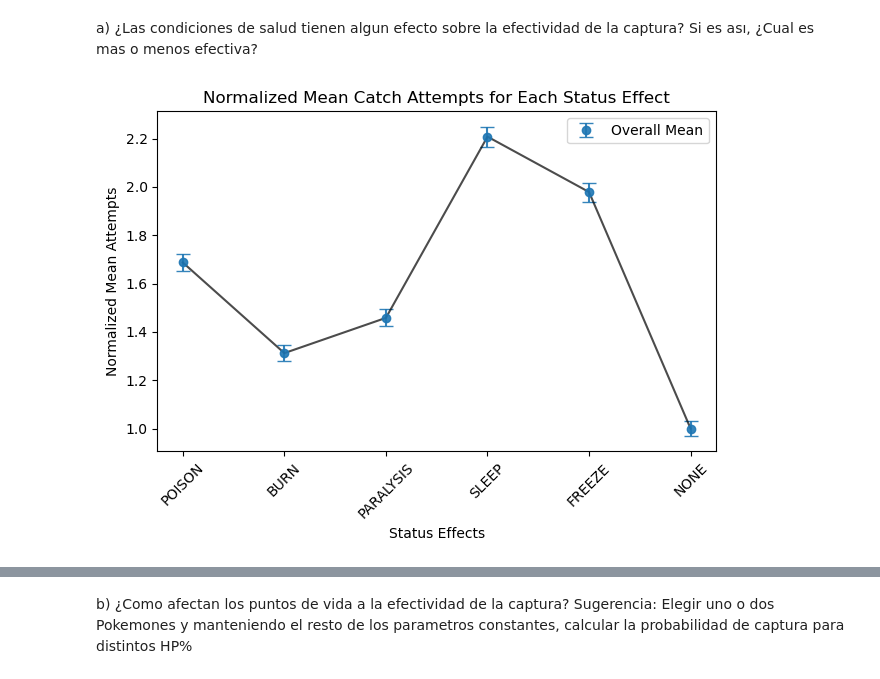
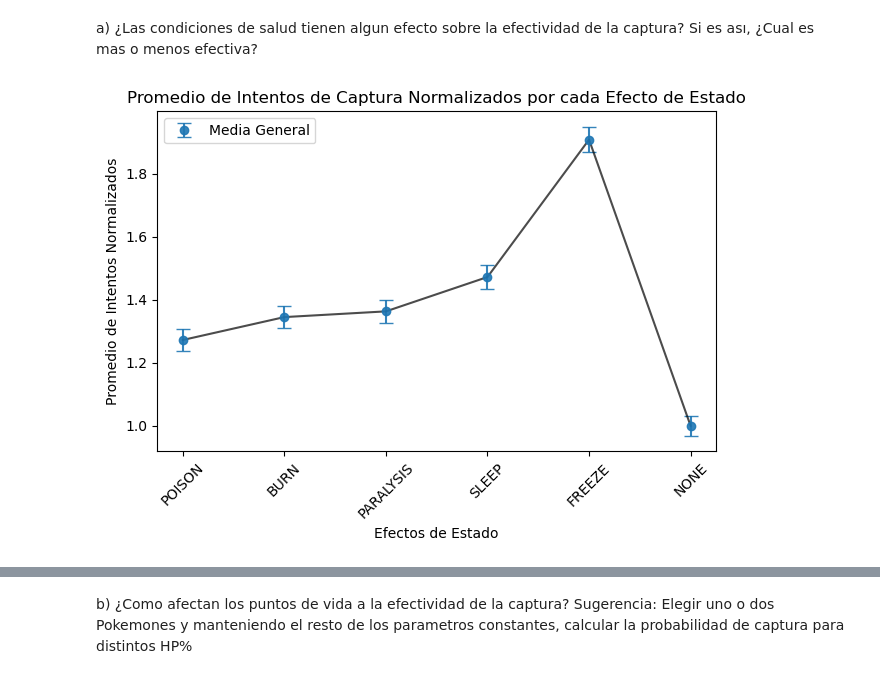
Before and after one commit to juanIgnacioMatilla/sia-tp0, a Jupyter notebook: questions/q2.ipynb, the cells around one changed output, grey strips where cells are left out. Cells and saved outputs as stored; diff of their text form; code cells hidden in the pictures.

```diff
--- a/questions/q2.ipynb
+++ b/questions/q2.ipynb
@@ -11,43 +11,43 @@ import numpy as np
 factory = PokemonFactory("../pokemon.json")
 pokemons = ["jolteon", "caterpie", "snorlax", "onix", "mewtwo"]
 pokeballs = ["pokeball"]
-n_attempts = 100000
+n_attempts = 100
 effects_data = {effect: [] for effect in StatusEffect}
 for pokemon_name in pokemons:
     lvl = 100
     hp = 1
     for ball in pokeballs:
         for effect in StatusEffect:
             pokeball_attempts = []
             pokemon = factory.create(pokemon_name, lvl, effect, hp)
             for _ in range(n_attempts):
                 attempt, rate = attempt_catch(pokemon, ball)
-                pokeball_attempts.append(1 if attempt else 0)
+                pokeball_attempts.append(attempt)
             effects_data[effect].extend(pokeball_attempts)
 status_effects = [effect.name for effect in StatusEffect]
 fig, ax = plt.subplots()
 index = np.arange(len(status_effects))
 overall_means = []
 overall_std_devs = []
 
 for effect in StatusEffect:
     overall_means.append(np.mean(effects_data[effect]))
     overall_std_devs.append(np.std(effects_data[effect]))
 
 none_mean = np.mean(effects_data[StatusEffect.NONE])
 normalized_means = [mean / none_mean for mean in overall_means]
-ax.errorbar(index, normalized_means, yerr=overall_std_devs, fmt='o', capsize=5, alpha=0.9, label='Overall Mean')
+ax.errorbar(index, normalized_means, yerr=overall_std_devs/np.sqrt(n_attempts), fmt='o', capsize=5, alpha=0.9, label='Media General')
 ax.plot(index, normalized_means, 'k-', alpha=0.7)
-ax.set_xlabel('Status Effects')
-ax.set_ylabel('Normalized Mean Attempts')
-ax.set_title('Normalized Mean Catch Attempts for Each Status Effect')
+ax.set_xlabel('Efectos de Estado')
+ax.set_ylabel('Promedio de Intentos Normalizados')
+ax.set_title('Promedio de Intentos de Captura Normalizados por cada Efecto de Estado')
 ax.set_xticks(index)
 ax.set_xticklabels(status_effects, rotation=45)
 ax.legend()
 plt.tight_layout()
 plt.show()
 # %% [output]
-[figure, old version]
+[figure, new version]
 # %%
 from src.catching import attempt_catch
 from src.pokemon import PokemonFactory, StatusEffect
```
Also changed, not shown: parts of 5 cells of this notebook, 1 other file.
